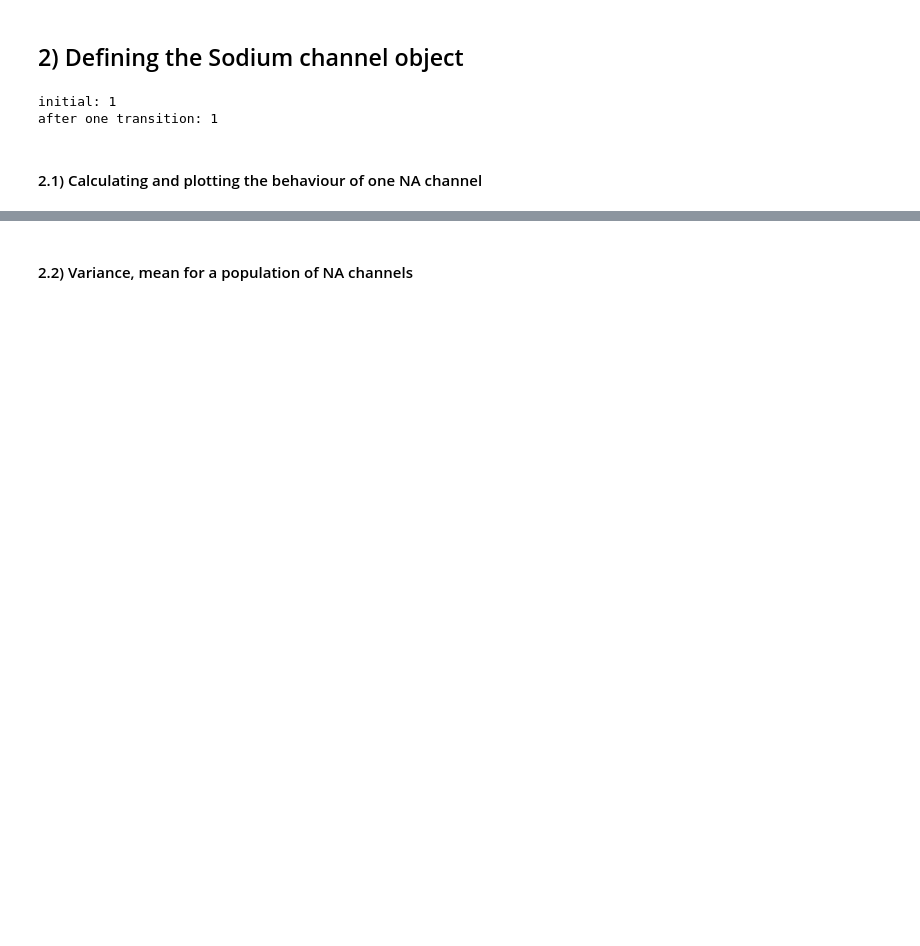
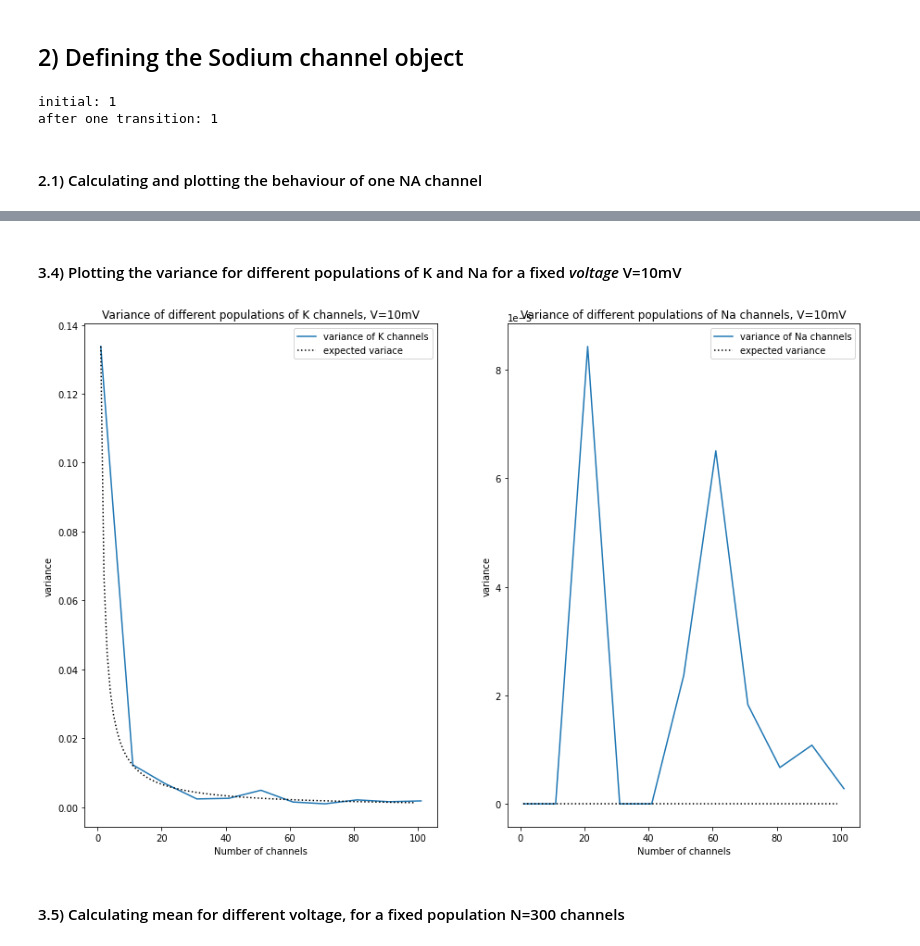
Before and after one commit to ahmedtarek-/MNS_CP_2022, a Jupyter notebook: stochastic_channel/Stochastic.ipynb, the cells around one changed output, grey strips where cells are left out. Saved outputs shown, nothing was run; the diff lists cells and outputs as text; code cells hidden in the pictures; blank space fills up the shorter version.

```diff
--- a/stochastic_channel/Stochastic.ipynb
+++ b/stochastic_channel/Stochastic.ipynb
@@ -476,2 +533,26 @@ expected mean = 0.0016020252408374166
+# %% [markdown]
+#### 3.4) Plotting the variance for different populations of K and Na for a fixed *voltage* V=10mV
+# %%
+# Plotting
+figure(figsize=(15,10))
+plt.subplot(1,2,1)
+plt.plot(N, k_variances, label='variance of K channels')
+plt.plot(range(N_max), k_expected_varaince, ls=":", c="k", label='expected variace')
+plt.ylabel('variance')
+plt.xlabel('Number of channels')
+plt.title('Variance of different populations of K channels, V=10mV')
+plt.legend()
+
+plt.subplot(1,2,2)
+plt.plot(N, na_variances, label='variance of Na channels')
+plt.plot(range(N_max), na_expected_varaince, ls=":", c="k", label='expected variance')
+plt.ylabel('variance')
+plt.xlabel('Number of channels')
+plt.title('Variance of different populations of Na channels, V=10mV')
+plt.legend()
+
+plt.show()
+# %% [output]
+[figure, added]
 # %% [markdown]
-#### 2.2) Variance, mean for a population of NA channels
+#### 3.5) Calculating mean for different voltage, for a fixed population N=300 channels
```
Also changed, not shown: parts of 15 cells of this notebook.
